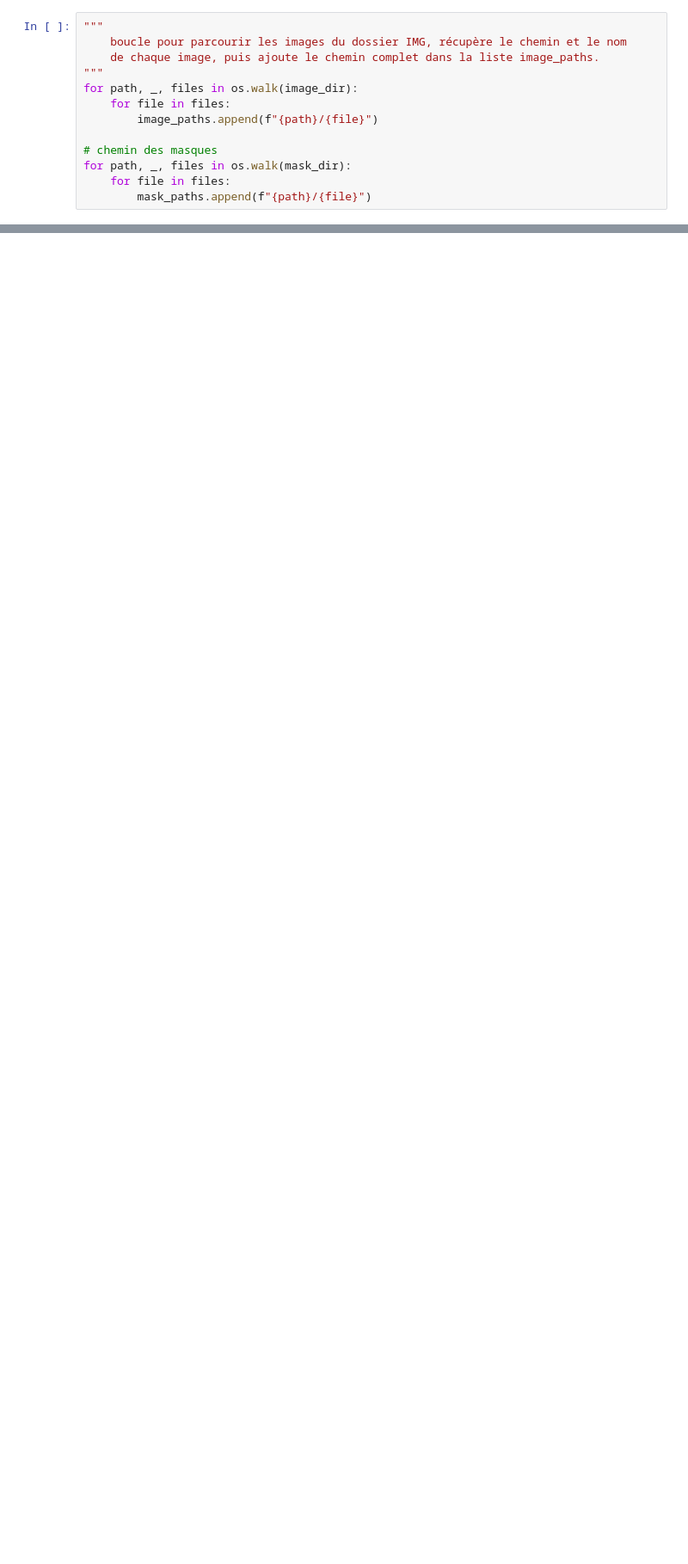
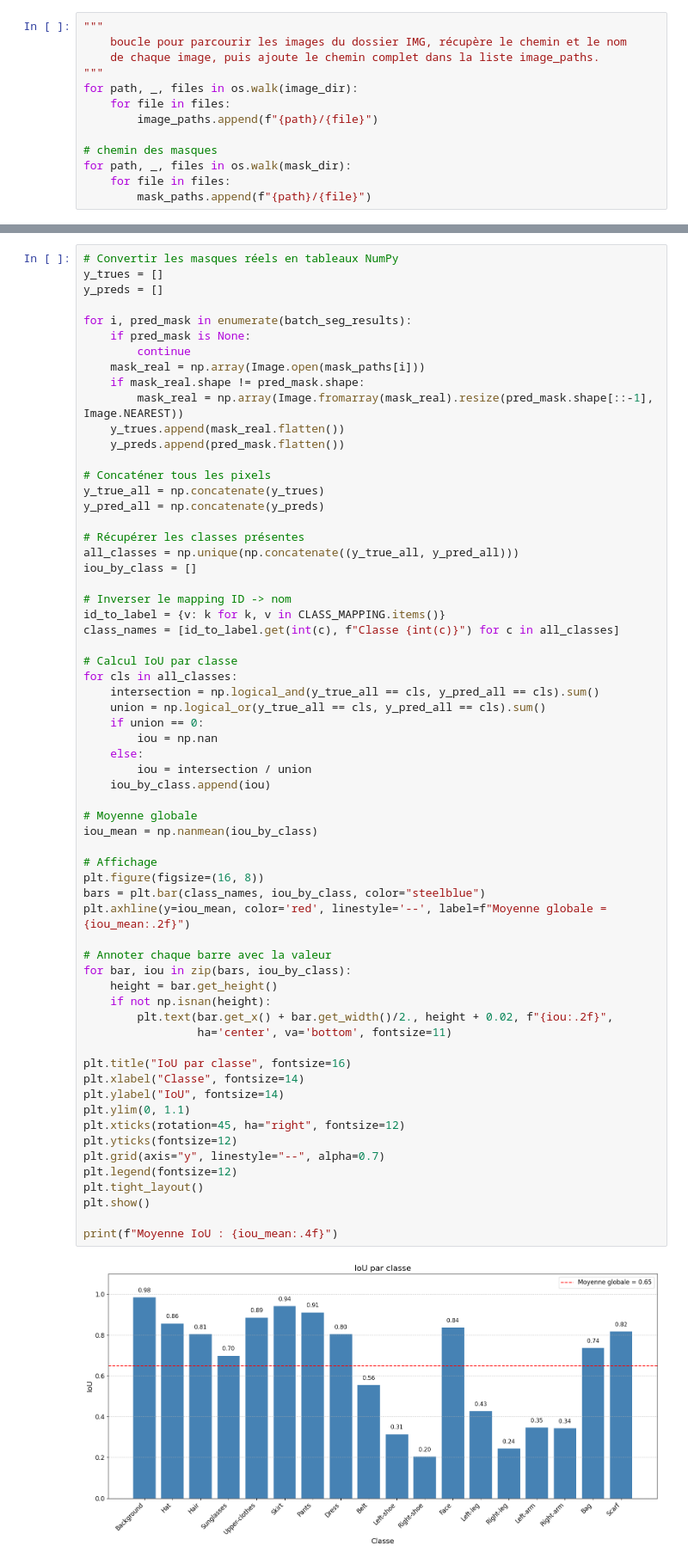
Before and after one commit to Christophe-Ringot/OC_02_ModeTrends, a Jupyter notebook: main.ipynb, the cells around one changed output, grey strips where cells are left out. Shown at 86% size. Drawn from its saved outputs; the diff is of its cells as text; blank space fills up the shorter version.

```diff
--- a/main.ipynb
+++ b/main.ipynb
@@ -265,0 +294,65 @@ else:
+# %%
+# Convertir les masques réels en tableaux NumPy
+y_trues = []
+y_preds = []
+
+for i, pred_mask in enumerate(batch_seg_results):
+    if pred_mask is None:
+        continue
+    mask_real = np.array(Image.open(mask_paths[i]))
+    if mask_real.shape != pred_mask.shape:
+        mask_real = np.array(Image.fromarray(mask_real).resize(pred_mask.shape[::-1], Image.NEAREST))
+    y_trues.append(mask_real.flatten())
+    y_preds.append(pred_mask.flatten())
+
+# Concaténer tous les pixels
+y_true_all = np.concatenate(y_trues)
+y_pred_all = np.concatenate(y_preds)
+
+# Récupérer les classes présentes
+all_classes = np.unique(np.concatenate((y_true_all, y_pred_all)))
+iou_by_class = []
+
+# Inverser le mapping ID -> nom
+id_to_label = {v: k for k, v in CLASS_MAPPING.items()}
+class_names = [id_to_label.get(int(c), f"Classe {int(c)}") for c in all_classes]
+
+# Calcul IoU par classe
+for cls in all_classes:
+    intersection = np.logical_and(y_true_all == cls, y_pred_all == cls).sum()
+    union = np.logical_or(y_true_all == cls, y_pred_all == cls).sum()
+    if union == 0:
+        iou = np.nan
+    else:
+        iou = intersection / union
+    iou_by_class.append(iou)
+
+# Moyenne globale
+iou_mean = np.nanmean(iou_by_class)
+
+# Affichage
+plt.figure(figsize=(16, 8))
+bars = plt.bar(class_names, iou_by_class, color="steelblue")
+plt.axhline(y=iou_mean, color='red', linestyle='--', label=f"Moyenne globale = {iou_mean:.2f}")
+
+# Annoter chaque barre avec la valeur
+for bar, iou in zip(bars, iou_by_class):
+    height = bar.get_height()
+    if not np.isnan(height):
+        plt.text(bar.get_x() + bar.get_width()/2., height + 0.02, f"{iou:.2f}",
+                 ha='center', va='bottom', fontsize=11)
+
+plt.title("IoU par classe", fontsize=16)
+plt.xlabel("Classe", fontsize=14)
+plt.ylabel("IoU", fontsize=14)
+plt.ylim(0, 1.1)
+plt.xticks(rotation=45, ha="right", fontsize=12)
+plt.yticks(fontsize=12)
+plt.grid(axis="y", linestyle="--", alpha=0.7)
+plt.legend(fontsize=12)
+plt.tight_layout()
+plt.show()
+
+print(f"Moyenne IoU : {iou_mean:.4f}")
+# %% [output]
+[figure, added]
```
Also changed, not shown: parts of 17 cells of this notebook, 4 other files.
